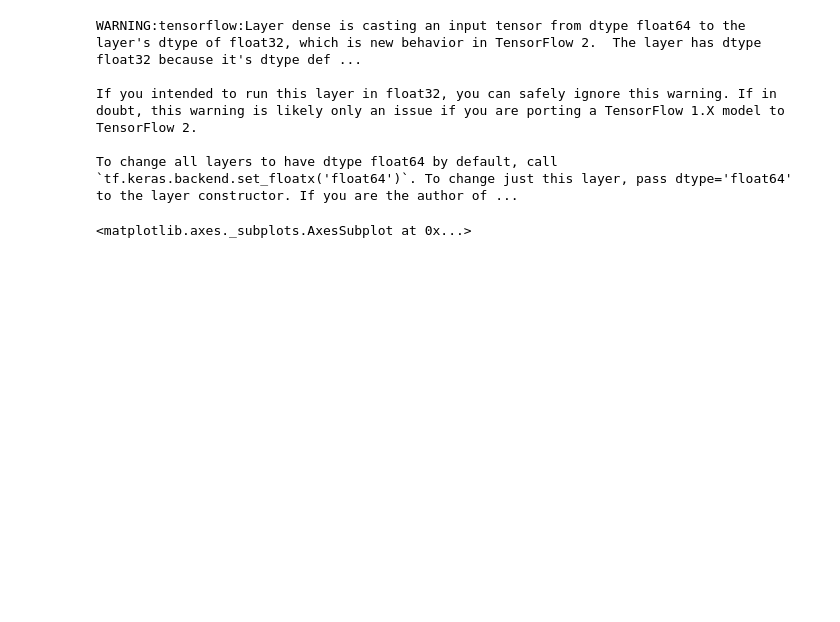
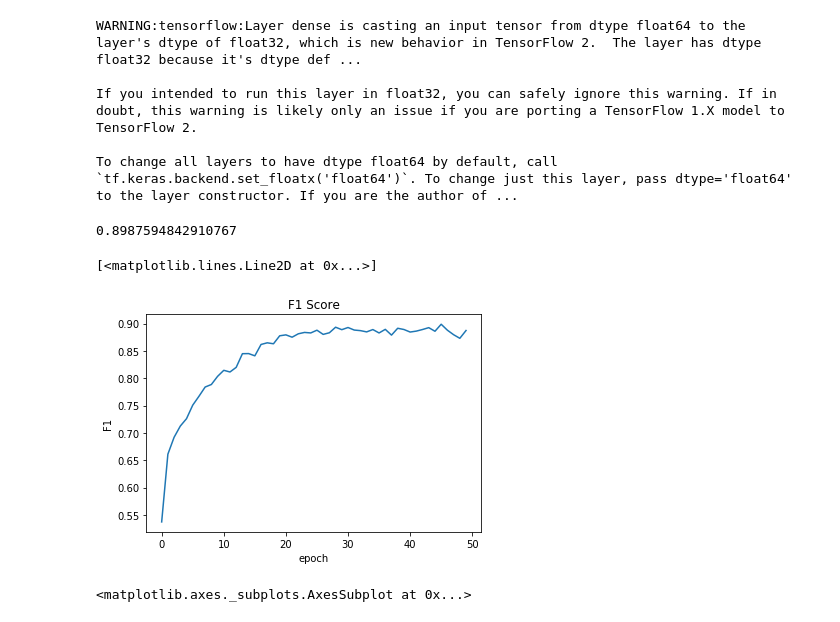
Before and after one commit to nimuh/cancer-dl, a Jupyter notebook: Gene Frequency Classifier.ipynb, the cells around one changed output. Drawn from its saved outputs; the diff is of its cells as text; code cells hidden in the pictures; blank space fills up the shorter version.

```diff
--- a/Gene Frequency Classifier.ipynb
+++ b/Gene Frequency Classifier.ipynb
@@ -213,6 +213,26 @@ To change all layers to have dtype float64 by default, call `tf.keras.backend.se
 # %%
 preds = [cancer_labels[np.argmax(y_preds)] for y_preds in y_pred_cancers]
 true_labels = [cancer_labels[np.argmax(datay)] for datay in datay_train]
+# %%
+recall = history.history['cancer_output_recall']
+precision = history.history['cancer_output_precision']
+# %%
+r_x_p = [r*p for r, p in zip(recall, precision)]
+r_plus_p = [r+p for r,p in zip(recall, precision)]
+full = [t/b for t,b in zip(r_x_p, r_plus_p)]
+f1 = [2*f for f in full]
+# %%
+max(f1)
+# %% [output]
+0.8987594842910767
+# %%
+plt.title('F1 Score')
+plt.xlabel('epoch')
+plt.ylabel('F1')
+plt.plot(f1)
+# %% [output]
+[<matplotlib.lines.Line2D at 0x...>]
+[figure, added]
 # %%
 from sklearn.metrics import confusion_matrix
 from seaborn import heatmap
```
